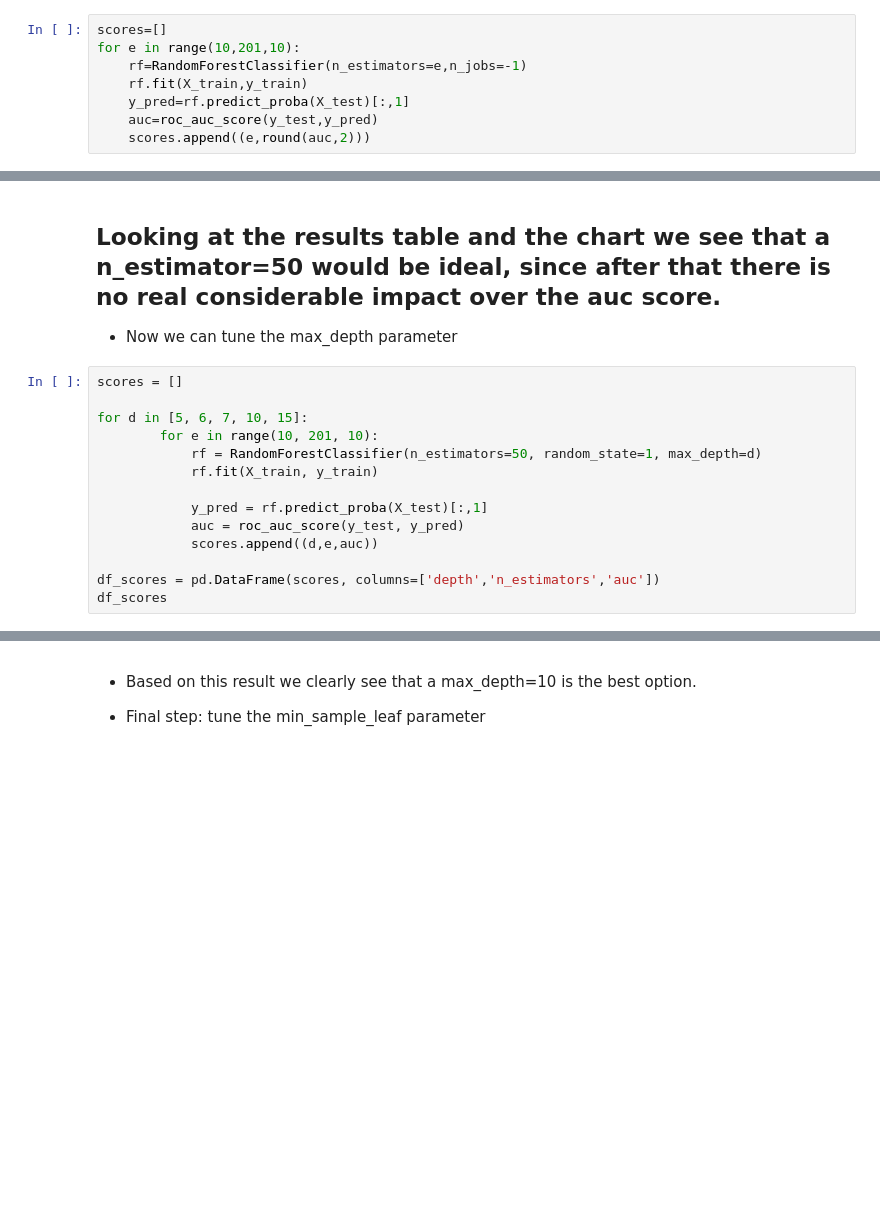
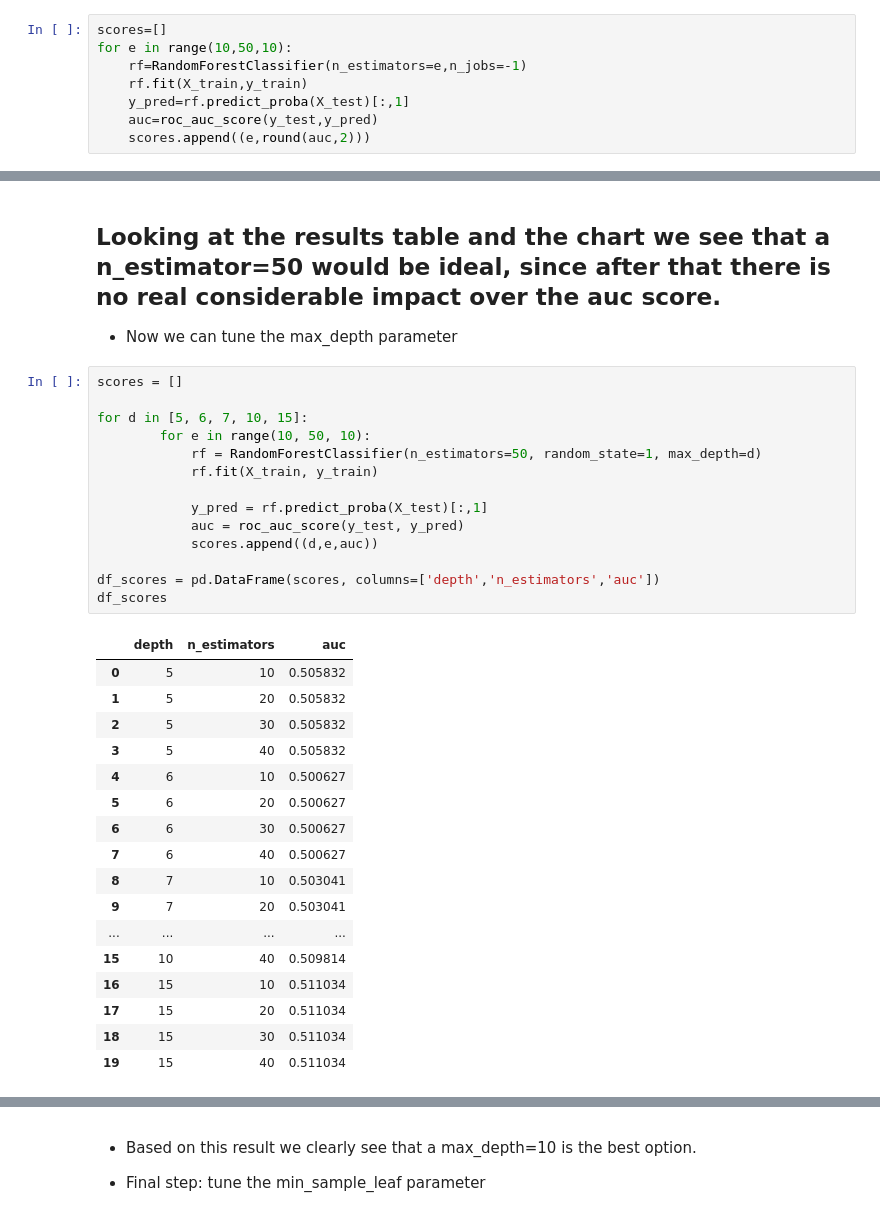
Before and after one commit to kimutai99/stroke-disease-prediction, a Jupyter notebook: notebook/model training.ipynb, the cells around one changed output, grey strips where cells are left out. Cells and saved outputs as stored; diff of their text form; blank space fills up the shorter version.

```diff
--- a/notebook/model training.ipynb
+++ b/notebook/model training.ipynb
@@ -289,7 +284,7 @@ Auc
 ## Now we can try with different n_estimators values to see the best choice
 # %%
 scores=[]
-for e in range(10,201,10):
+for e in range(10,50,10):
     rf=RandomForestClassifier(n_estimators=e,n_jobs=-1)
     rf.fit(X_train,y_train)
     y_pred=rf.predict_proba(X_test)[:,1]
@@ -307,17 +311,35 @@ plt.plot(df_scores.n_estimatores,df_scores.auc)
 # %%
 scores = []
 
 for d in [5, 6, 7, 10, 15]:
-        for e in range(10, 201, 10):
+        for e in range(10, 50, 10):
             rf = RandomForestClassifier(n_estimators=50, random_state=1, max_depth=d)
             rf.fit(X_train, y_train)
 
             y_pred = rf.predict_proba(X_test)[:,1]
             auc = roc_auc_score(y_test, y_pred)
             scores.append((d,e,auc))
 
 df_scores = pd.DataFrame(scores, columns=['depth','n_estimators','auc'])
 df_scores
+# %% [output]
+|  | depth | n_estimators | auc |
+| 0 | 5 | 10 | 0.505832 |
+| 1 | 5 | 20 | 0.505832 |
+| 2 | 5 | 30 | 0.505832 |
+| 3 | 5 | 40 | 0.505832 |
+| 4 | 6 | 10 | 0.500627 |
+| 5 | 6 | 20 | 0.500627 |
+| 6 | 6 | 30 | 0.500627 |
+| 7 | 6 | 40 | 0.500627 |
+| 8 | 7 | 10 | 0.503041 |
+| 9 | 7 | 20 | 0.503041 |
+| ... | ... | ... | ... |
+| 15 | 10 | 40 | 0.509814 |
+| 16 | 15 | 10 | 0.511034 |
+| 17 | 15 | 20 | 0.511034 |
+| 18 | 15 | 30 | 0.511034 |
+| 19 | 15 | 40 | 0.511034 |
 # %%
 for d in [5, 6, 7, 10, 15]:
     df_subset = df_scores[df_scores.depth == d]
```
Also changed, not shown: parts of 10 cells of this notebook, 5 other files.
